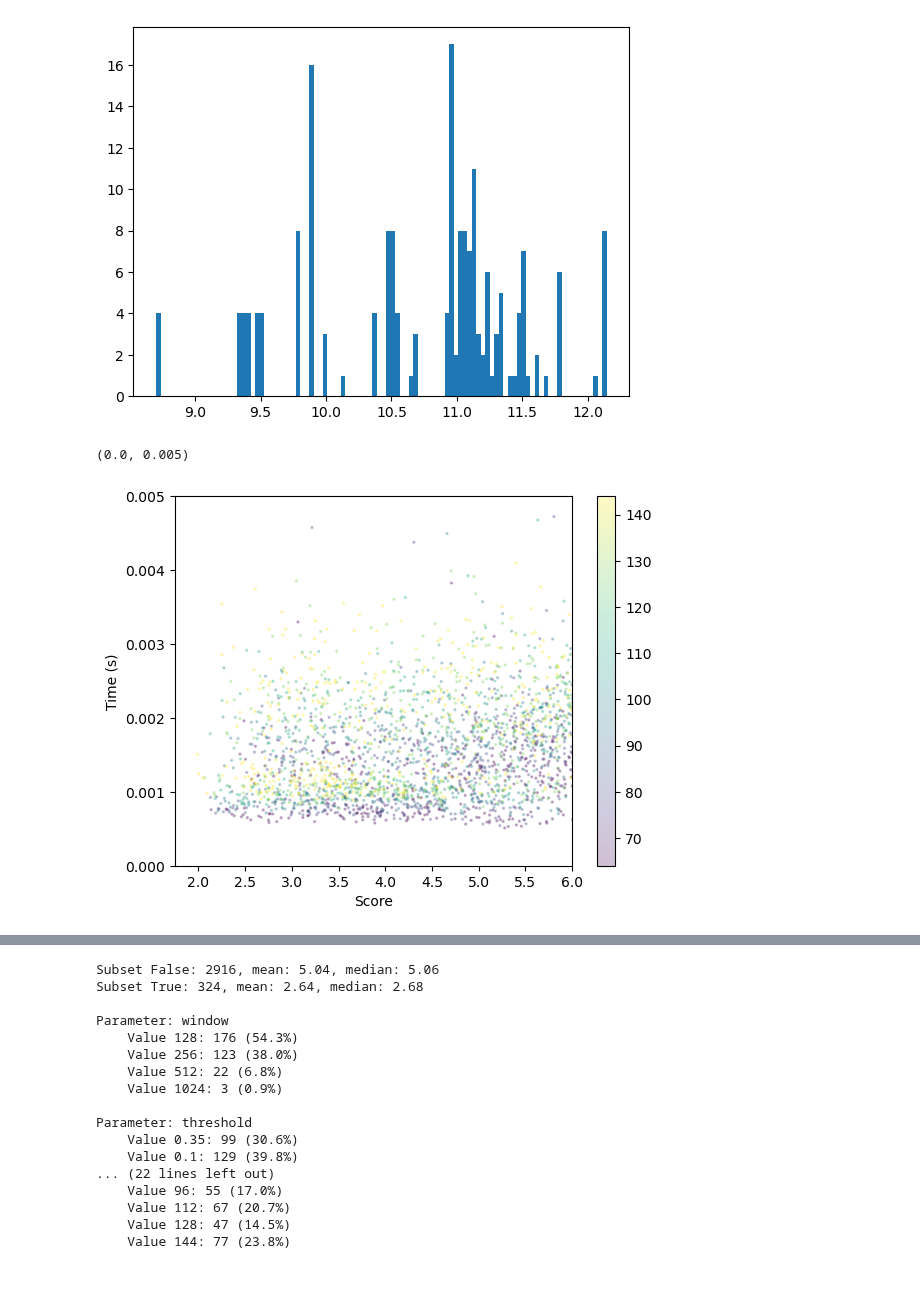
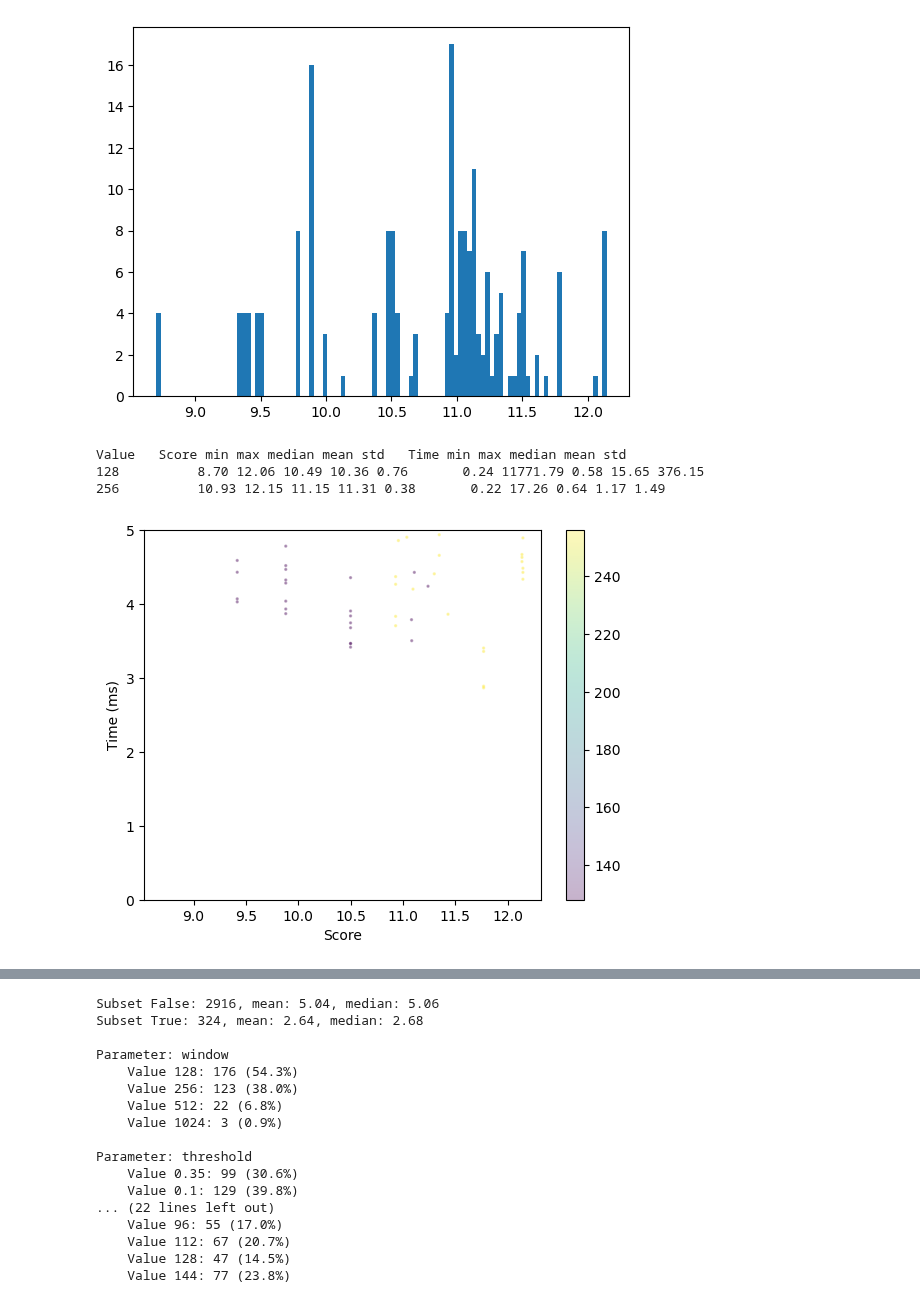
Before and after one commit to MoravianUniversity/duet, a Jupyter notebook: python/duet-opt.ipynb, the cells around one changed output, grey strips where cells are left out. Cells and saved outputs as stored; diff of their text form; code cells hidden in the pictures.

```diff
--- a/python/duet-opt.ipynb
+++ b/python/duet-opt.ipynb
@@ -303,16 +301,40 @@ Parameter: window
     Value 256: 2431 (50.5%)
 (np.int64(3040), 5000)
 [figure]
-# %%
-plt.scatter(scores, times, alpha=0.25, s=2, c=[x["audio_length"] for x in param_grid])
-plt.colorbar()
-plt.xlabel("Score")
-plt.ylabel("Time (s)")
-plt.xlim(1.75, 6)
-plt.ylim(0, 0.005)
-# %% [output]
-(0.0, 0.005)
-[figure, removed]
+# %%
+# Analyze parameter effects on score and time
+parameter = "window"  # change this to analyze different parameters (for "bandwidth", use either "bandwidth_alpha" or "bandwidth_delta")
+
+# Get the values for the selected parameter, with special cases for bandwidth and delta_smoothing
+if parameter == "bandwidth_alpha":
+    def conv_param(x): return x if isinstance(x, float) else x[0]
+    parameter = "bandwidth"
+elif parameter == "bandwidth_delta":
+    def conv_param(x): return x if isinstance(x, float) else x[1]
+    parameter = "bandwidth"
+elif parameter == "delta_smoothing":
+    delta_smoothing_value_map = {(1, 1): 1, (3, 1): 2, (3, 3): 3, (5, 1): 4, (5, 3): 5}
+    def conv_param(x): return delta_smoothing_value_map[x]
+else:
+    def conv_param(x): return x
+values = np.array([conv_param(x[parameter]) for x in param_grid])[:len(scores)]  # trim to length of scores in case there are extra rows not computed
+
+plt.scatter(scores, times*1000, alpha=0.3, s=2, c=values)
+plt.colorbar()
+plt.xlabel("Score")
+plt.ylabel("Time (ms)")
+# plt.xlim(1.75, 6)
+plt.ylim(0, 5)
+print("Value\tScore min max median mean std\tTime min max median mean std")
+for v in np.unique(values):
+    s = scores[values == v]
+    t = times[values == v]*1000
+    print(f"{v}\t     {np.nanmin(s):.2f} {np.nanmax(s):.2f} {np.nanmedian(s):.2f} {np.nanmean(s):.2f} {np.nanstd(s):.2f}       {np.nanmin(t):.2f} {np.nanmax(t):.2f} {np.nanmedian(t):.2f} {np.nanmean(t):.2f} {np.nanstd(t):.2f}")
+# %% [output]
+Value   Score min max median mean std   Time min max median mean std
+128          8.70 12.06 10.49 10.36 0.76       0.24 11771.79 0.58 15.65 376.15
+256          10.93 12.15 11.15 11.31 0.38       0.22 17.26 0.64 1.17 1.49
+[figure, added]
 # %%
 # Print out the worst parameter sets
 # Is there a pattern? if so, remove those parameters from the grid
```
Also changed, not shown: parts of 10 cells of this notebook, 1 other file.
